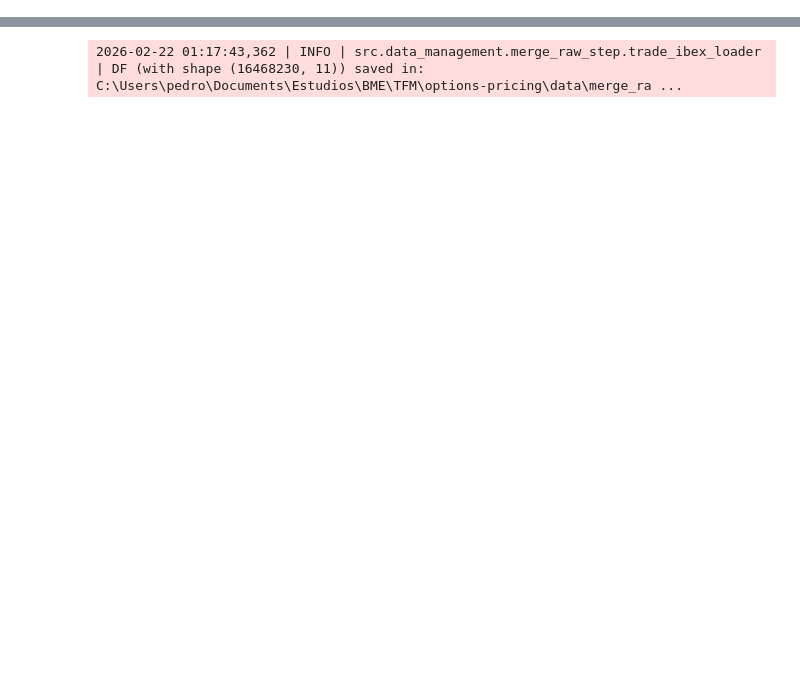
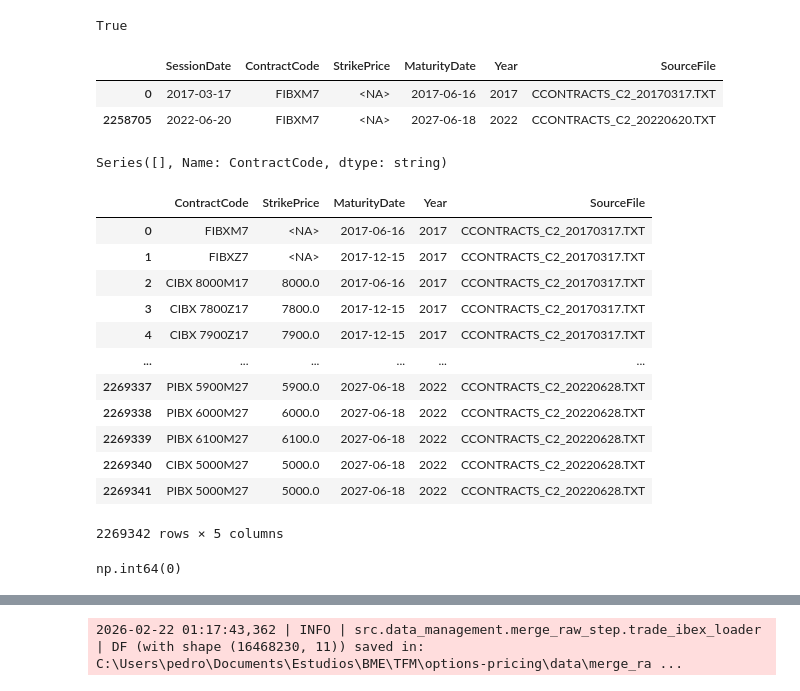
Before and after one commit to epiblasfunds/options-pricing, a Jupyter notebook: data.ipynb, the cells around one changed output, grey strips where cells are left out. Cells and saved outputs as stored; diff of their text form; code cells hidden in the pictures; blank space fills up the shorter version.

Commit message:
stopper: notes added and notebook showing the problematic contract

```diff
--- a/data.ipynb
+++ b/data.ipynb
@@ -4,0 +7,27 @@ ccontracts_c2_df, tgentrades_df = ReadRawStepLoader.load()
+# %%
+import pandas as pd
+
+a = "2025-02-23"
+b = "2025-01-23"
+pd.to_datetime(a).date() > pd.to_datetime(b).date()
+# %% [output]
+True
+# %%
+import pandas as pd
+
+from src.data_management.builders import CContractsC2Builder
+from src.data_management.builders import TgentradesBuilder
+
+
+trades_df = pd.read_csv(
+            TgentradesBuilder.get_output_filename(),
+            delimiter=";",
+            header=0,
+            dtype="string",
+        )
+ccontracts_c2_df = pd.read_csv(
+            CContractsC2Builder.get_output_filename(),
+            delimiter=";",
+            header=0,
+            dtype="string",
+        )
@@ -5,3 +38,34 @@ ccontracts_c2_df, tgentrades_df = ReadRawStepLoader.load()
+# %%
+bb[bb.ContractCode == "FIBXM7"]
+# %% [output]
+|  | SessionDate | ContractCode | StrikePrice | MaturityDate | Year | SourceFile |
+| 0 | 2017-03-17 | FIBXM7 | <NA> | 2017-06-16 | 2017 | CCONTRACTS_C2_20170317.TXT |
+| 2258705 | 2022-06-20 | FIBXM7 | <NA> | 2027-06-18 | 2022 | CCONTRACTS_C2_20220620.TXT |
+# %%
+missing_codes = bb.ContractCode[~bb.ContractCode.isin(aa.ContractCode)]
+missing_codes
+# %% [output]
+Series([], Name: ContractCode, dtype: string)
+# %%
+ccontracts_c2_df[["ContractCode", "StrikePrice", "MaturityDate", "Year", "SourceFile"]].drop_duplicates()
+# %% [output]
+|  | ContractCode | StrikePrice | MaturityDate | Year | SourceFile |
+| 0 | FIBXM7 | <NA> | 2017-06-16 | 2017 | CCONTRACTS_C2_20170317.TXT |
+| 1 | FIBXZ7 | <NA> | 2017-12-15 | 2017 | CCONTRACTS_C2_20170317.TXT |
+| 2 | CIBX 8000M17 | 8000.0 | 2017-06-16 | 2017 | CCONTRACTS_C2_20170317.TXT |
+| 3 | CIBX 7800Z17 | 7800.0 | 2017-12-15 | 2017 | CCONTRACTS_C2_20170317.TXT |
+| 4 | CIBX 7900Z17 | 7900.0 | 2017-12-15 | 2017 | CCONTRACTS_C2_20170317.TXT |
+| ... | ... | ... | ... | ... | ... |
+| 2269337 | PIBX 5900M27 | 5900.0 | 2027-06-18 | 2022 | CCONTRACTS_C2_20220628.TXT |
+| 2269338 | PIBX 6000M27 | 6000.0 | 2027-06-18 | 2022 | CCONTRACTS_C2_20220628.TXT |
+| 2269339 | PIBX 6100M27 | 6100.0 | 2027-06-18 | 2022 | CCONTRACTS_C2_20220628.TXT |
+| 2269340 | CIBX 5000M27 | 5000.0 | 2027-06-18 | 2022 | CCONTRACTS_C2_20220628.TXT |
+| 2269341 | PIBX 5000M27 | 5000.0 | 2027-06-18 | 2022 | CCONTRACTS_C2_20220628.TXT |
+2269342 rows × 5 columns
+# %%
+(ccontracts_c2_df["ContractCode"] == "CIBX 9600F17").sum()
+# %% [output]
+np.int64(0)
 # %%
 trade_ibex_db = MergeRawStepLoader.load()
 # %% [output]
```
Also changed, not shown: parts of 5 cells of this notebook, 2 other files.
